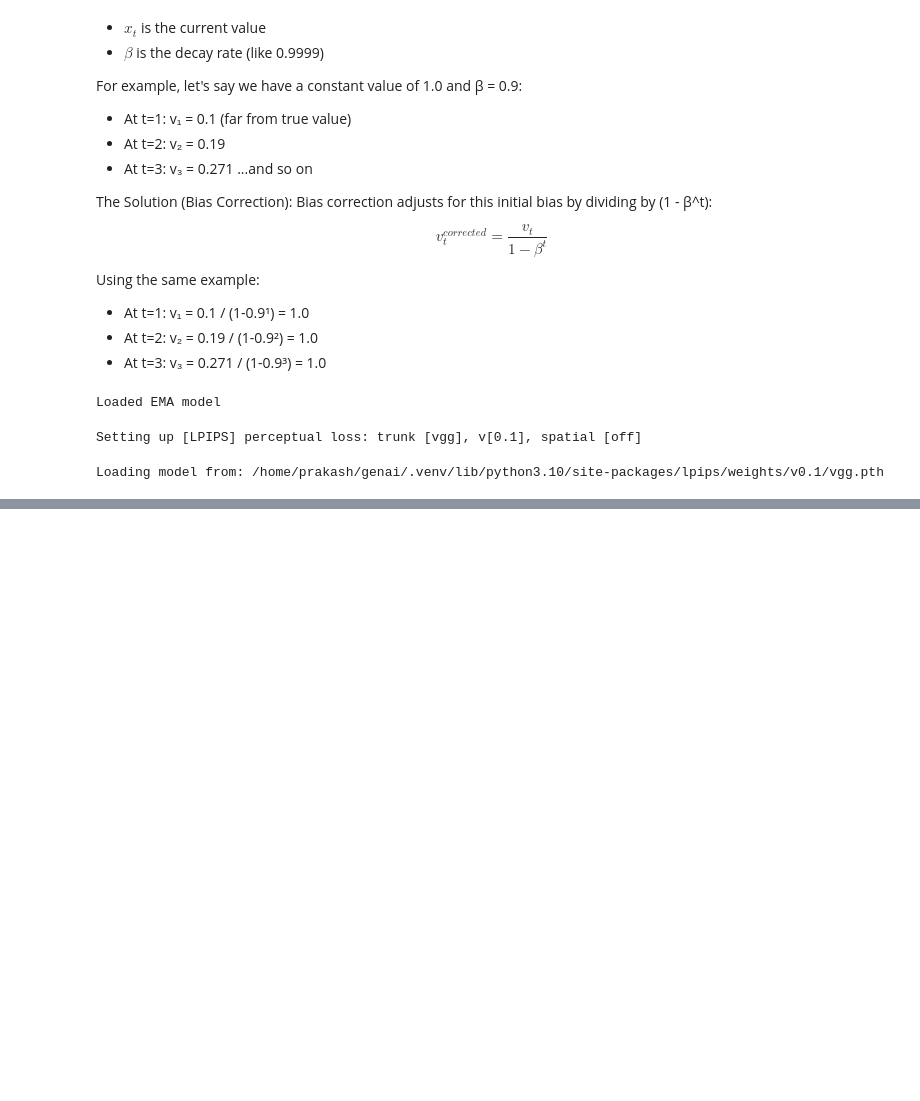
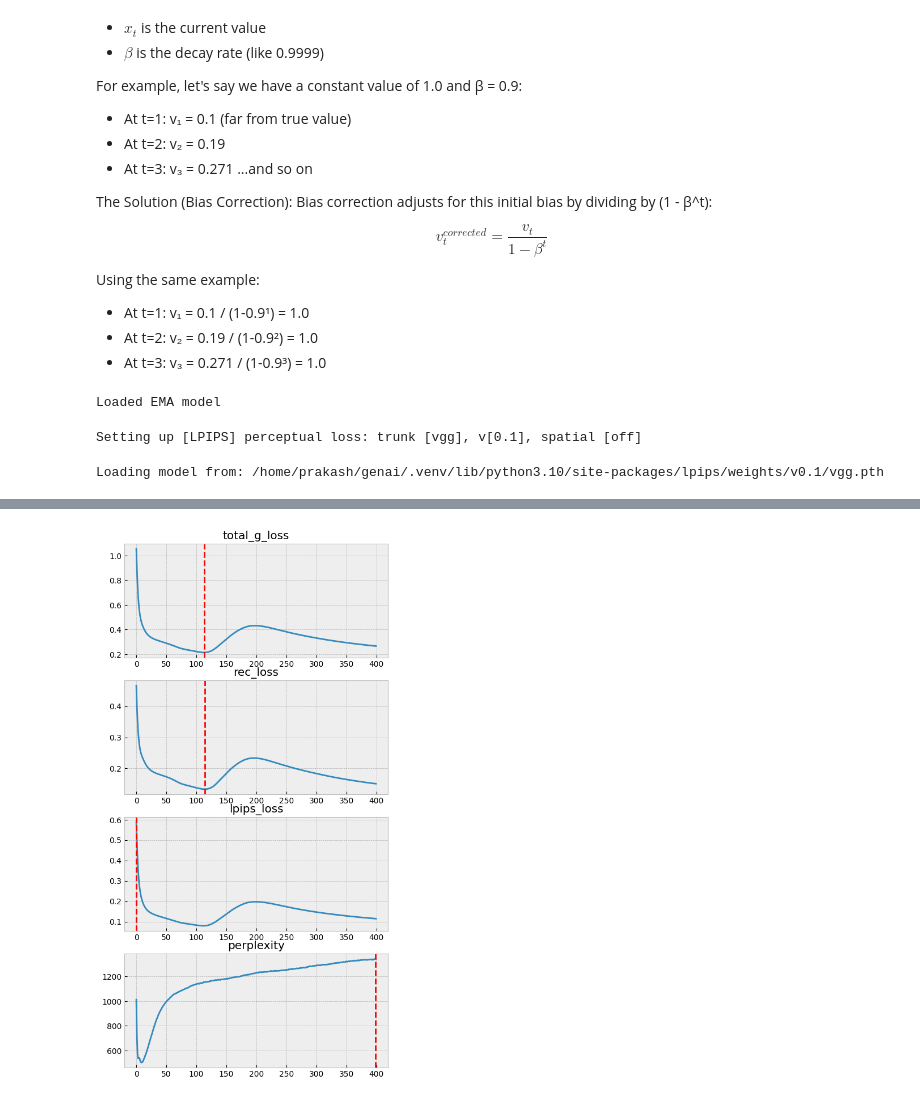
Before and after one commit to prakashjayy/genai, a Jupyter notebook: var/01_vqgan.ipynb, the cells around one changed output, grey strips where cells are left out. Cells and saved outputs as stored; diff of their text form; code cells hidden in the pictures; blank space fills up the shorter version.

```diff
--- a/var/01_vqgan.ipynb
+++ b/var/01_vqgan.ipynb
@@ -550,0 +602,28 @@ plt.show()
+# %%
+import re
+losses = torch.zeros(len(weight_files), 4)
+for i, wt in tqdm(enumerate(weight_files), total=len(weight_files)):
+    numbers = [float(x) if '.' in x else int(x) for x in re.findall(r'\d+(?:\.\d+)?', wt.stem)]
+    _x = torch.load(wt)["val_epoch_losses"]
+    losses[numbers[0], :] = torch.tensor([_x["total_g_loss"], _x["rec_loss"], _x["lpips_loss"], _x["perplexity"]])
+#plot these losses
+fig, ax = plt.subplots(4, 1, figsize=(6, 12))
+ax.flat[0].plot(losses[:, 0])
+ax.flat[0].set_title("total_g_loss")
+ax.flat[0].axvline(losses[:, 0].argmin(), color='r', linestyle='--')
+
+ax.flat[1].plot(losses[:, 1])
+ax.flat[1].set_title("rec_loss")
+ax.flat[1].axvline(losses[:, 1].argmin(), color='r', linestyle='--')
+
+ax.flat[2].plot(losses[:, 2])
+ax.flat[2].set_title("lpips_loss")
+ax.flat[2].axvline(losses[:, 2].argmax(), color='r', linestyle='--')
+
+ax.flat[3].plot(losses[:, 3])
+ax.flat[3].set_title("perplexity")
+ax.flat[3].axvline(losses[:, 3].argmax(), color='r', linestyle='--')
+
+plt.show()
+# %% [output]
+[figure, added]
```
Also changed, not shown: parts of 7 cells of this notebook.
